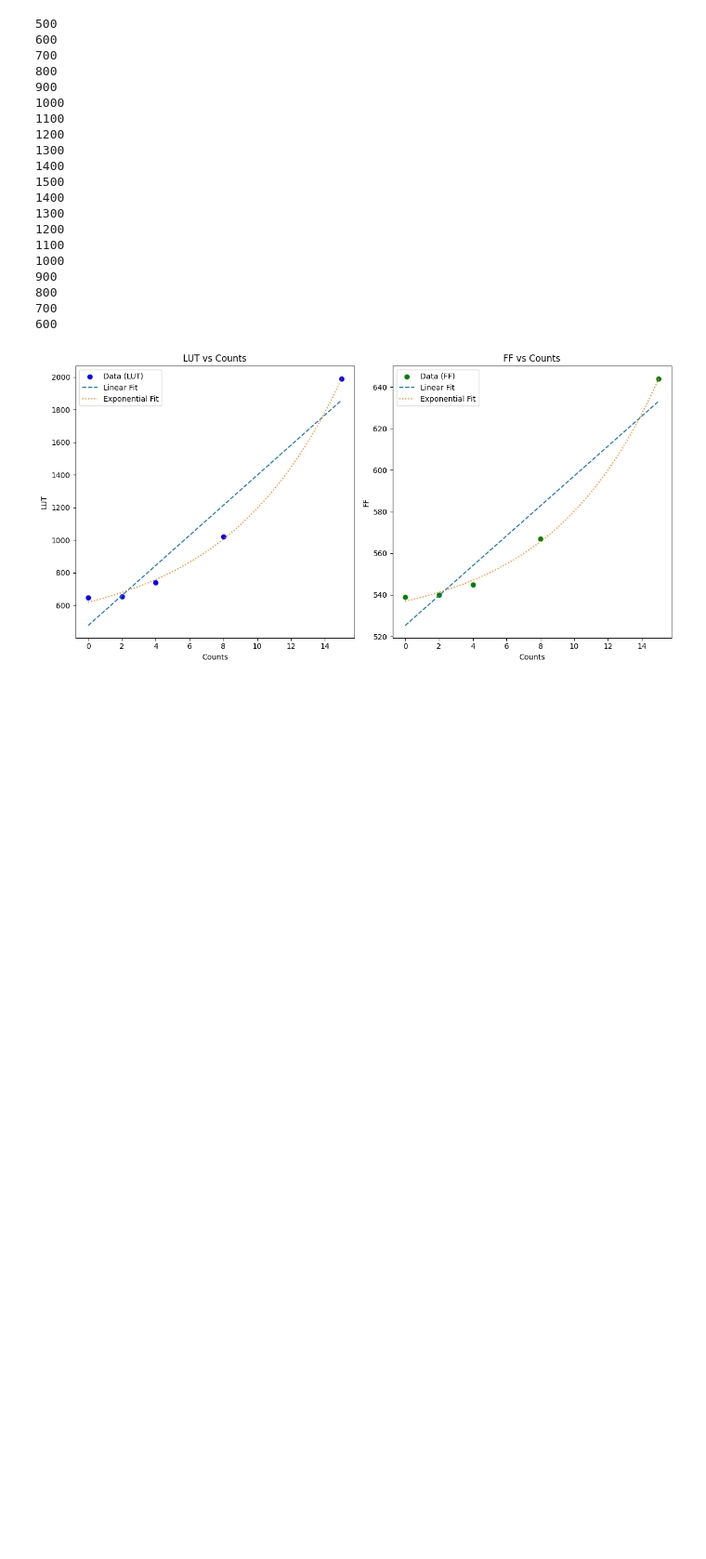
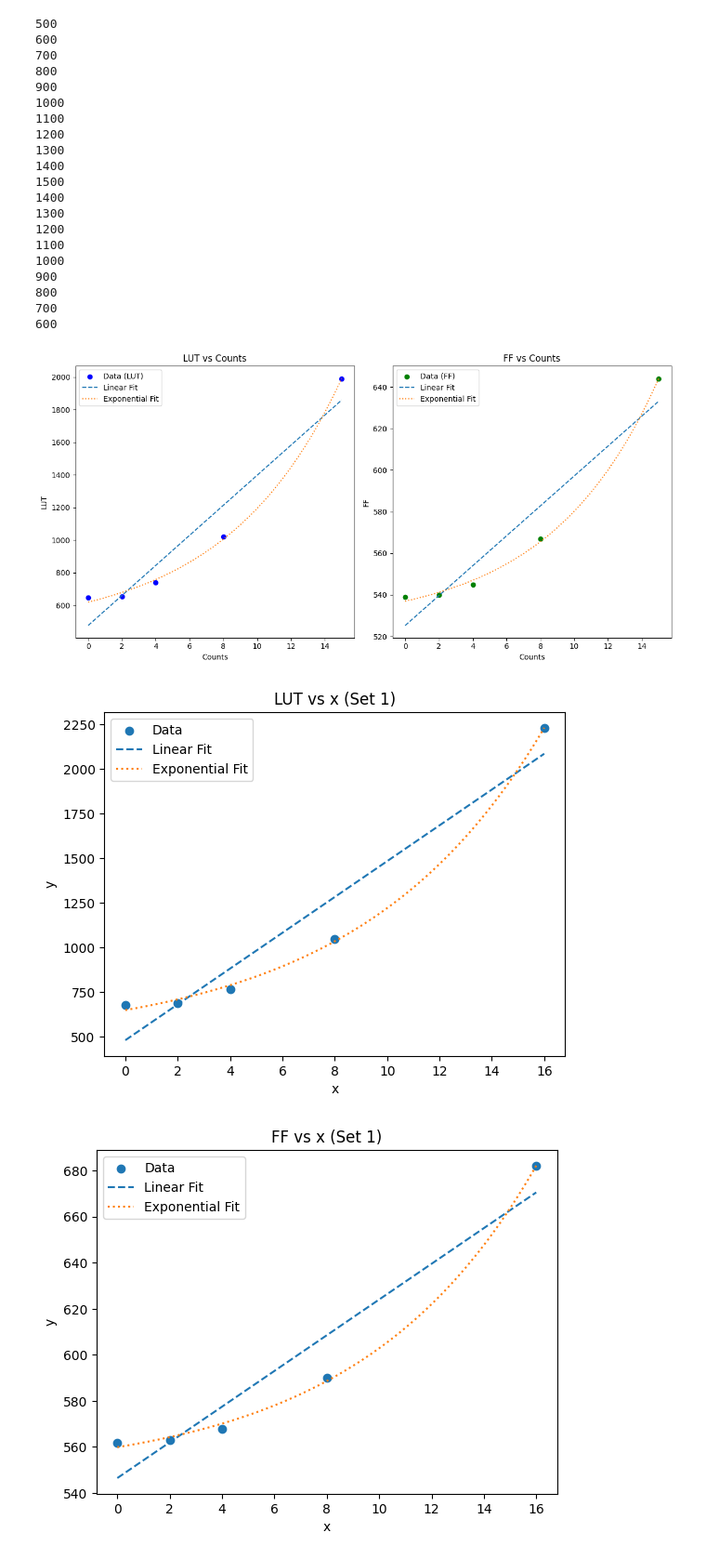
Before and after one commit to vicclu/Fag_project, a Jupyter notebook: s.ipynb, the cells around one changed output. Shown: that part at 93% size. Drawn from its saved outputs; the diff is of its cells as text; code cells hidden in the pictures; blank space fills up the shorter version.

```diff
--- a/s.ipynb
+++ b/s.ipynb
@@ -86,3 +86,38 @@ plt.tight_layout()
 plt.show()
 # %% [output]
 [figure]
+# %%
+# Use a dense x range for smoother curve plotting
+x1_dense = np.linspace(min(x1), max(x1), 500)
+x2_dense = np.linspace(min(x2), max(x2), 500)
+
+# Re-plot with dense curve points for exponential fit
+figures = []
+
+def plot_data_dense(x, y, x_dense, title):
+    fig, ax = plt.subplots()
+    ax.scatter(x, y, label='Data')
+
+    # Linear regression
+    popt_lin, _ = curve_fit(linear, x, y)
+    ax.plot(x_dense, linear(x_dense, *popt_lin), label='Linear Fit', linestyle='--')
+
+    # Exponential regression
+    popt_exp, _ = curve_fit(exponential, x, y, maxfev=10000)
+    ax.plot(x_dense, exponential(x_dense, *popt_exp), label='Exponential Fit', linestyle=':')
+
+    ax.set_title(title)
+    ax.set_xlabel('x')
+    ax.set_ylabel('y')
+    ax.legend()
+    figures.append(fig)
+
+plot_data_dense(x1, lut1, x1_dense, 'LUT vs x (Set 1)')
+plot_data_dense(x1, ff1, x1_dense, 'FF vs x (Set 1)')
+plot_data_dense(x2, lut2, x2_dense, 'LUT vs x (Set 2)')
+plot_data_dense(x2, ff2, x2_dense, 'FF vs x (Set 2)')
+
+plt.show()
+# %% [output]
+[figure, added]
+[figure, added]
```
Also changed, not shown: parts of 1 cell of this notebook, 19 other files.
